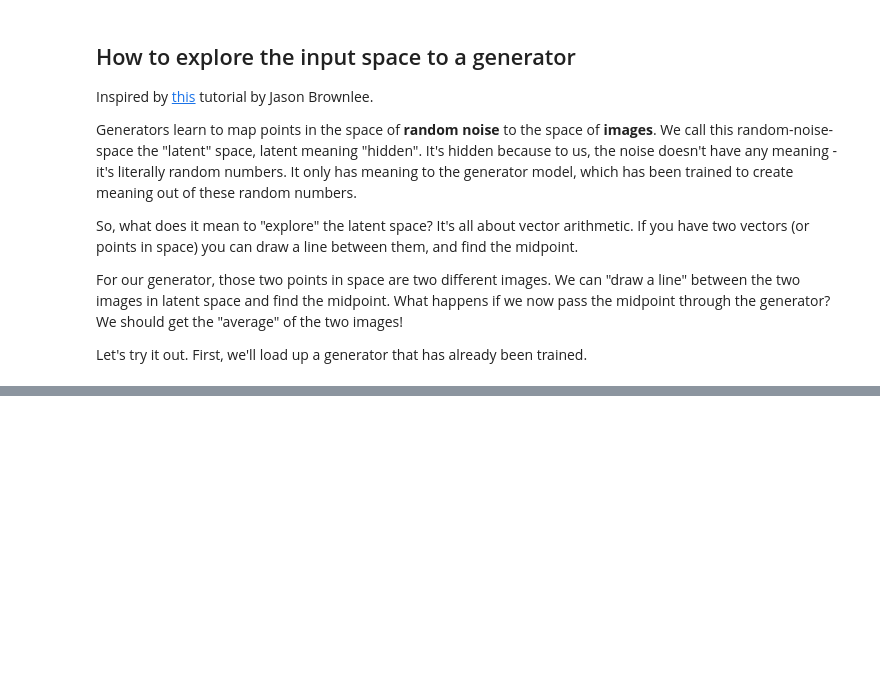
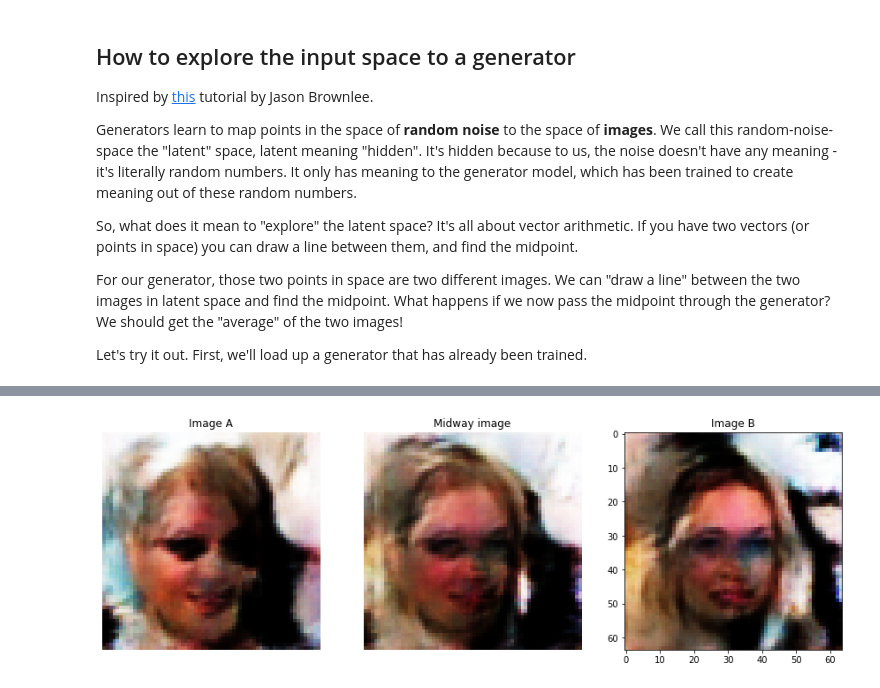
Before and after one commit to spetryk/ai4all2020, a Jupyter notebook: 2-Exploring the fake image space.ipynb, the cells around one changed output, grey strips where cells are left out. Saved outputs shown, nothing was run; the diff lists cells and outputs as text; code cells hidden in the pictures; blank space fills up the shorter version.

Commit message:
midway face

```diff
--- a/2-Exploring the fake image space.ipynb
+++ b/2-Exploring the fake image space.ipynb
@@ -24,2 +57,21 @@ generator.load_state_dict(generator_parameters['net_state_dict'])
+# %%
+midway_point = 0.5*noise1 + 0.5*noise2
+midway_image = generator(midway_point)
+
+
+
+fig, ax = plt.subplots(1,3,figsize=(15,5))
+ax[0].axis("off")
+ax[1].axis('off')
+ax[0].set_title('Image A')
+ax[1].set_title('Midway image')
+ax[2].set_title('Image B')
+
+ax[0].imshow(visualize(image1[0].detach()))
+ax[1].imshow(visualize(midway_image[0].detach()))
+ax[2].imshow(visualize(image2[0].detach()))
+plt.show()
+# %% [output]
+[figure, added]
 # %% [markdown]
 ![vector image](resources/latent-image-example.png)
```
Also changed, not shown: parts of 6 cells of this notebook, 1 other file.
